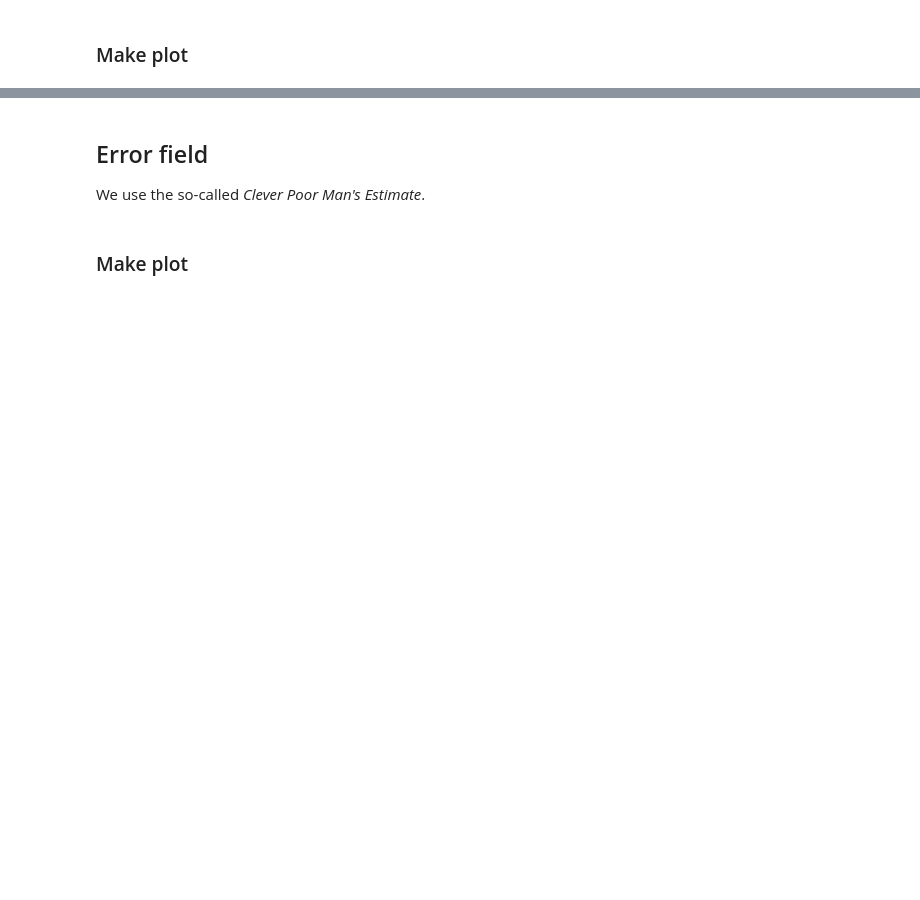
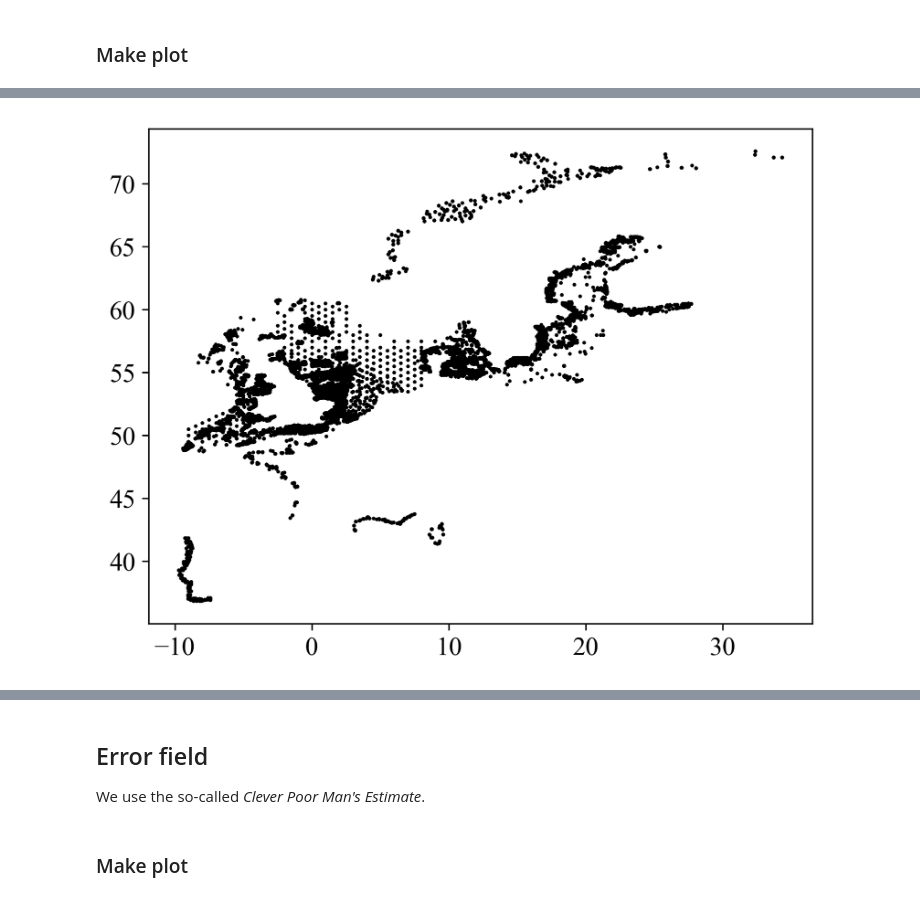
Before and after one commit to gher-uliege/DIVAndNN.jl, a Jupyter notebook: notebooks/make_benthos_products.ipynb, the cells around one changed output, grey strips where cells are left out. Drawn from its saved outputs; the diff is of its cells as text; code cells hidden in the pictures; blank space fills up the shorter version.

```diff
--- a/notebooks/make_benthos_products.ipynb
+++ b/notebooks/make_benthos_products.ipynb
@@ -93 +160,6 @@ fi1rel, fi2rel, fi3rel, totalfield = make_analysis(obslon, obslat, g1, g2, g3);
+# %%
+PyPlot.plot(obslon2, obslat2, "ko", markersize=1)
+PyPlot.savefig("../figures/Benthos_Total_densities_tx_positions.png", dpi=300, bbox_inches="tight")
+# %% [output]
+[figure, added]
 # %%
```
Also changed, not shown: parts of 20 cells of this notebook.
